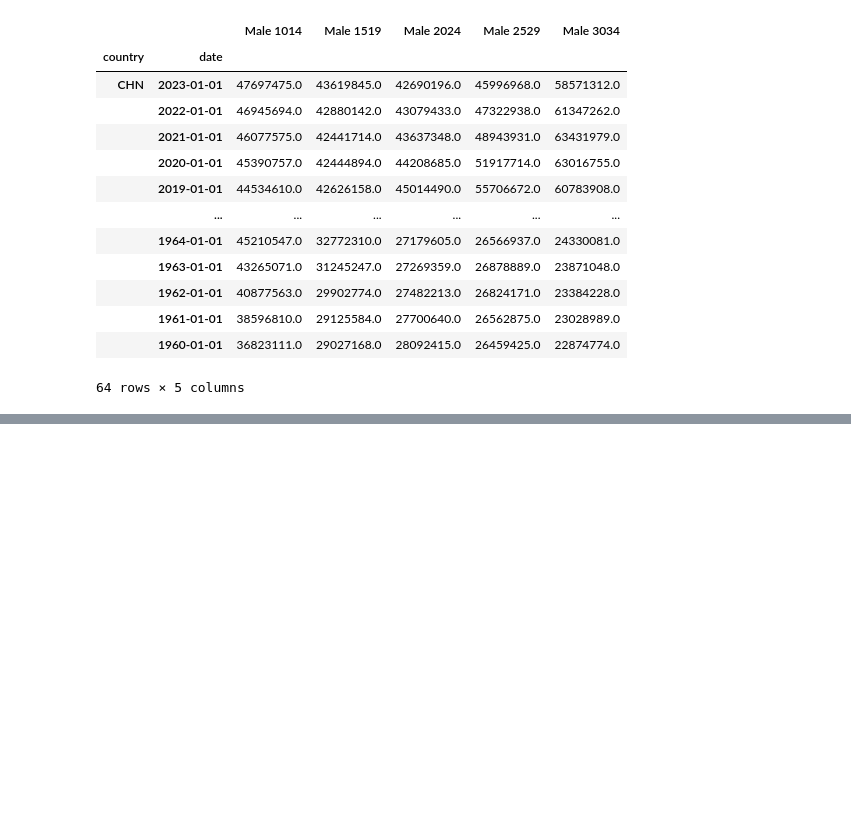
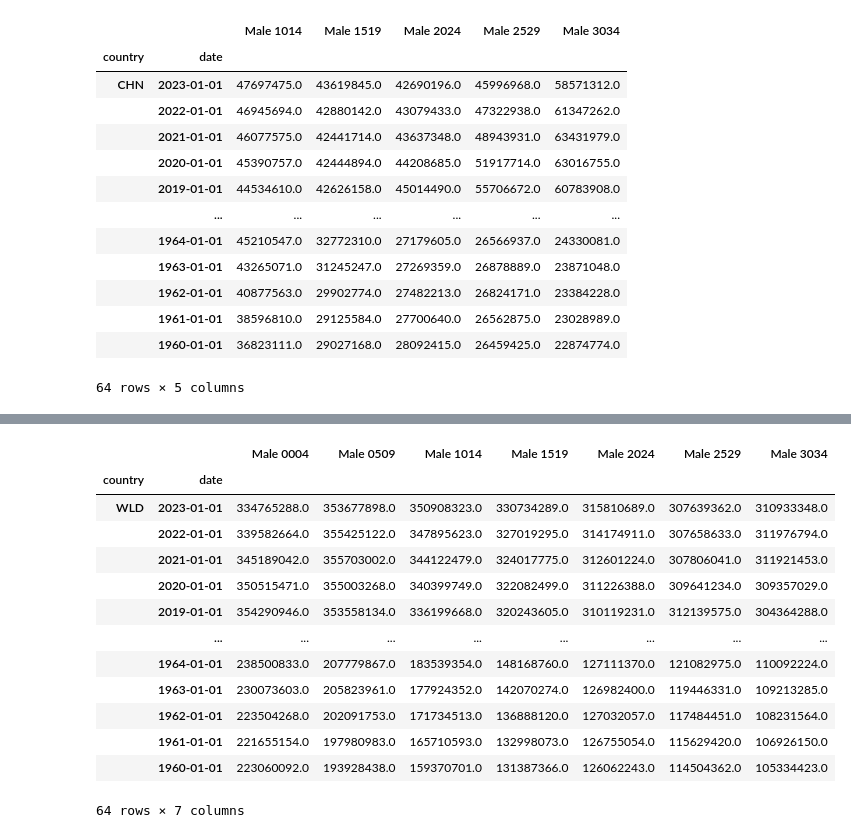
Before and after one commit to allisonpvn/ENVECON153_Proj1, a Jupyter notebook: Code.ipynb, the cells around one changed output, grey strips where cells are left out. Saved outputs shown, nothing was run; the diff lists cells and outputs as text; code cells hidden in the pictures; blank space fills up the shorter version.

```diff
--- a/Code.ipynb
+++ b/Code.ipynb
@@ -150,0 +180,18 @@ population_data_frames(1990, 'Male', (10,33), 'CHN')
+# %%
+#assert population(year=2000,sex='Male',age_range=(0,100),place='WLD') > 0.0000000000000000001,"Too few males!"
+population_data_frames(year=2000,sex='Male',age_range=(0,31),place='WLD')
+# %% [output]
+|  |  | Male 0004 | Male 0509 | Male 1014 | Male 1519 | Male 2024 | Male 2529 | Male 3034 |
+| country | date |  |  |  |  |  |  |  |
+| WLD | 2023-01-01 | 334765288.0 | 353677898.0 | 350908323.0 | 330734289.0 | 315810689.0 | 307639362.0 | 310933348.0 |
+|  | 2022-01-01 | 339582664.0 | 355425122.0 | 347895623.0 | 327019295.0 | 314174911.0 | 307658633.0 | 311976794.0 |
+|  | 2021-01-01 | 345189042.0 | 355703002.0 | 344122479.0 | 324017775.0 | 312601224.0 | 307806041.0 | 311921453.0 |
+|  | 2020-01-01 | 350515471.0 | 355003268.0 | 340399749.0 | 322082499.0 | 311226388.0 | 309641234.0 | 309357029.0 |
+|  | 2019-01-01 | 354290946.0 | 353558134.0 | 336199668.0 | 320243605.0 | 310119231.0 | 312139575.0 | 304364288.0 |
+|  | ... | ... | ... | ... | ... | ... | ... | ... |
+|  | 1964-01-01 | 238500833.0 | 207779867.0 | 183539354.0 | 148168760.0 | 127111370.0 | 121082975.0 | 110092224.0 |
+|  | 1963-01-01 | 230073603.0 | 205823961.0 | 177924352.0 | 142070274.0 | 126982400.0 | 119446331.0 | 109213285.0 |
+|  | 1962-01-01 | 223504268.0 | 202091753.0 | 171734513.0 | 136888120.0 | 127032057.0 | 117484451.0 | 108231564.0 |
+|  | 1961-01-01 | 221655154.0 | 197980983.0 | 165710593.0 | 132998073.0 | 126755054.0 | 115629420.0 | 106926150.0 |
+|  | 1960-01-01 | 223060092.0 | 193928438.0 | 159370701.0 | 131387366.0 | 126062243.0 | 114504362.0 | 105334423.0 |
+64 rows × 7 columns
```
Also changed, not shown: parts of 6 cells of this notebook.
